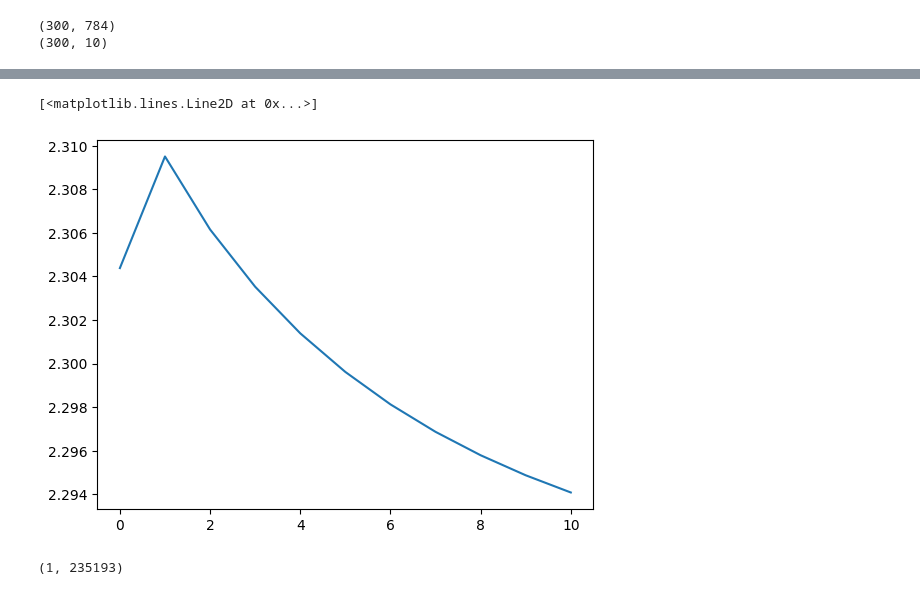
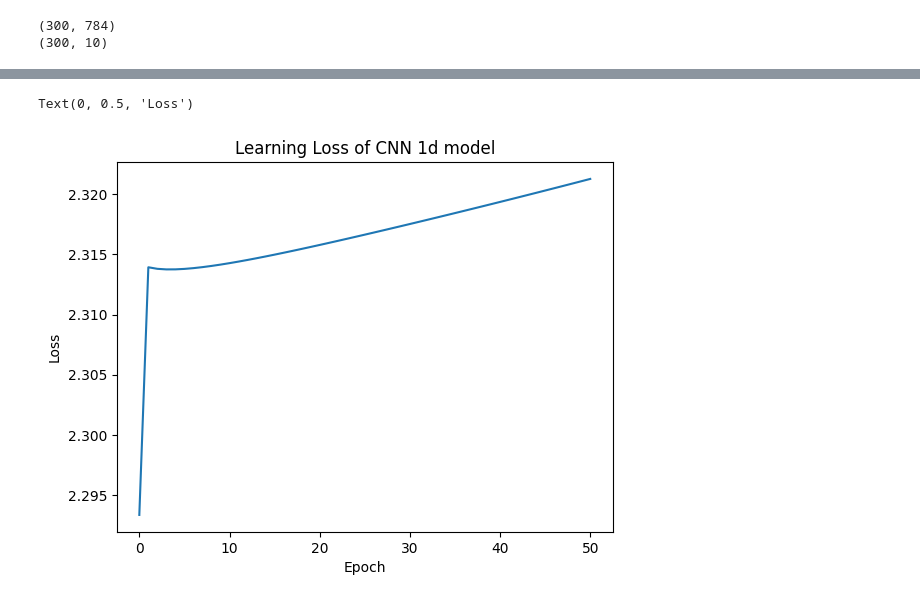
Before and after one commit to jaden-2/Assignment, a Jupyter notebook: ConvolutionalNeuralNetwork1D.ipynb, the cells around one changed output, grey strips where cells are left out. Saved outputs shown, nothing was run; the diff lists cells and outputs as text; code cells hidden in the pictures.

Commit message:
Scratch 1D convolutional neural network

```diff
--- a/ConvolutionalNeuralNetwork1D.ipynb
+++ b/ConvolutionalNeuralNetwork1D.ipynb
@@ -400,7 +417,6 @@ class SratchConvolutionalNeuralNetwork1D:
         dA1 = self.activater1.backward(dZ1)
 
         dA1 = dA1.flatten()
-        dA1 = dA1[np.newaxis, np.newaxis,:]
         dZ0 = self.CN1.backward(dA1)
 # %% [markdown]
 #### Data preparation
@@ -450,6 +470,6 @@ print(y_train.shape)
 (300, 784)
 (300, 10)
 # %%
-model = SratchConvolutionalNeuralNetwork1D(epoch=10, batch_size=20, padding=1, filter_size=3, lr=0.001, verbose=True, Activater=Tanh)
+model = SratchConvolutionalNeuralNetwork1D(epoch=50, batch_size=20, padding=1, filter_size=3, lr=0.001, verbose=True, Activater=Tanh)
 model.fit(x_train, y_train)
 # %% [output]
@@ -466,12 +493,9 @@ model.fit(x_train, y_train)
 <__main__.SratchConvolutionalNeuralNetwork1D at 0x...>
-# %%
-plt.plot(model.loss_epoch)
-# %% [output]
-[<matplotlib.lines.Line2D at 0x...>]
-[figure, removed]
-# %%
-model = Conv1D(10, SimpleInitializer(0.01), AdaGrad(0.01))
-
-print(model.forward(x_train).shape)
-# %% [output]
-(1, 235193)
+# %%
+plt.title("Learning Loss of CNN 1d model")
+plt.plot(model.loss_epoch)
+plt.xlabel("Epoch")
+plt.ylabel("Loss")
+# %% [output]
+Text(0, 0.5, 'Loss')
+[figure, added]
```
Also changed, not shown: parts of 3 cells of this notebook.
